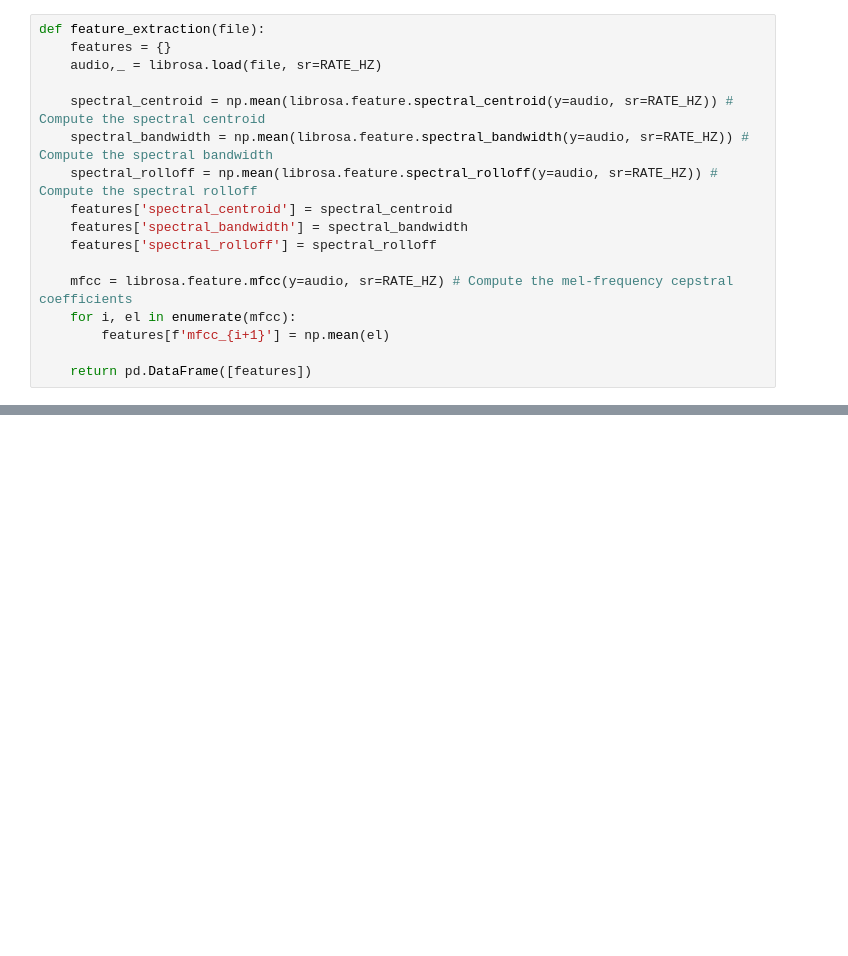
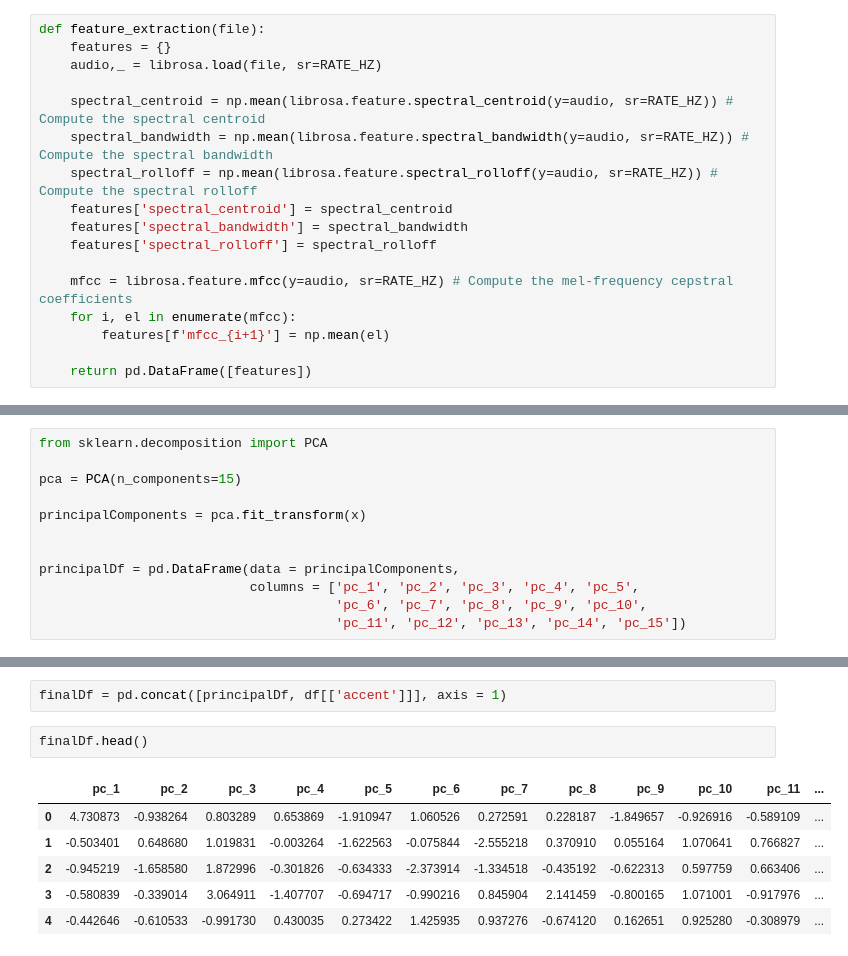
Before and after one commit to CristianPerafan/ArtificialIntelligenceProject, a Jupyter notebook: Delivery2/ExploratoryDataAnalysis2.ipynb, the cells around one changed output, grey strips where cells are left out. Drawn from its saved outputs; the diff is of its cells as text; blank space fills up the shorter version.

```diff
--- a/Delivery2/ExploratoryDataAnalysis2.ipynb
+++ b/Delivery2/ExploratoryDataAnalysis2.ipynb
@@ -519,0 +412,12 @@ print(X)
+# %%
+from sklearn.decomposition import PCA
+
+pca = PCA(n_components=15)
+
+principalComponents = pca.fit_transform(x)
+
+
+principalDf = pd.DataFrame(data = principalComponents,
+                           columns = ['pc_1', 'pc_2', 'pc_3', 'pc_4', 'pc_5',
+                                      'pc_6', 'pc_7', 'pc_8', 'pc_9', 'pc_10',
+                                      'pc_11', 'pc_12', 'pc_13', 'pc_14', 'pc_15'])
@@ -519,0 +426,11 @@ print(X)
+# %%
+finalDf = pd.concat([principalDf, df[['accent']]], axis = 1)
+# %%
+finalDf.head()
+# %% [output]
+|  | pc_1 | pc_2 | pc_3 | pc_4 | pc_5 | pc_6 | pc_7 | pc_8 | pc_9 | pc_10 | pc_11 | ... |
+| 0 | 4.730873 | -0.938264 | 0.803289 | 0.653869 | -1.910947 | 1.060526 | 0.272591 | 0.228187 | -1.849657 | -0.926916 | -0.589109 | ... |
+| 1 | -0.503401 | 0.648680 | 1.019831 | -0.003264 | -1.622563 | -0.075844 | -2.555218 | 0.370910 | 0.055164 | 1.070641 | 0.766827 | ... |
+| 2 | -0.945219 | -1.658580 | 1.872996 | -0.301826 | -0.634333 | -2.373914 | -1.334518 | -0.435192 | -0.622313 | 0.597759 | 0.663406 | ... |
+| 3 | -0.580839 | -0.339014 | 3.064911 | -1.407707 | -0.694717 | -0.990216 | 0.845904 | 2.141459 | -0.800165 | 1.071001 | -0.917976 | ... |
+| 4 | -0.442646 | -0.610533 | -0.991730 | 0.430035 | 0.273422 | 1.425935 | 0.937276 | -0.674120 | 0.162651 | 0.925280 | -0.308979 | ... |
```
Also changed, not shown: parts of 55 cells of this notebook, 1 other file.
